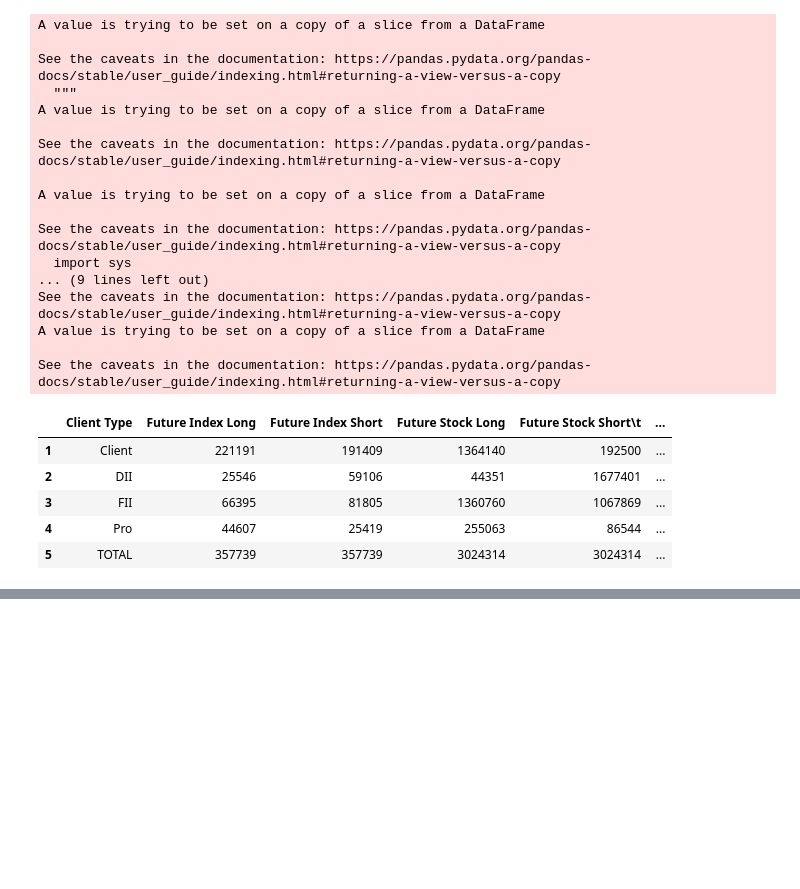
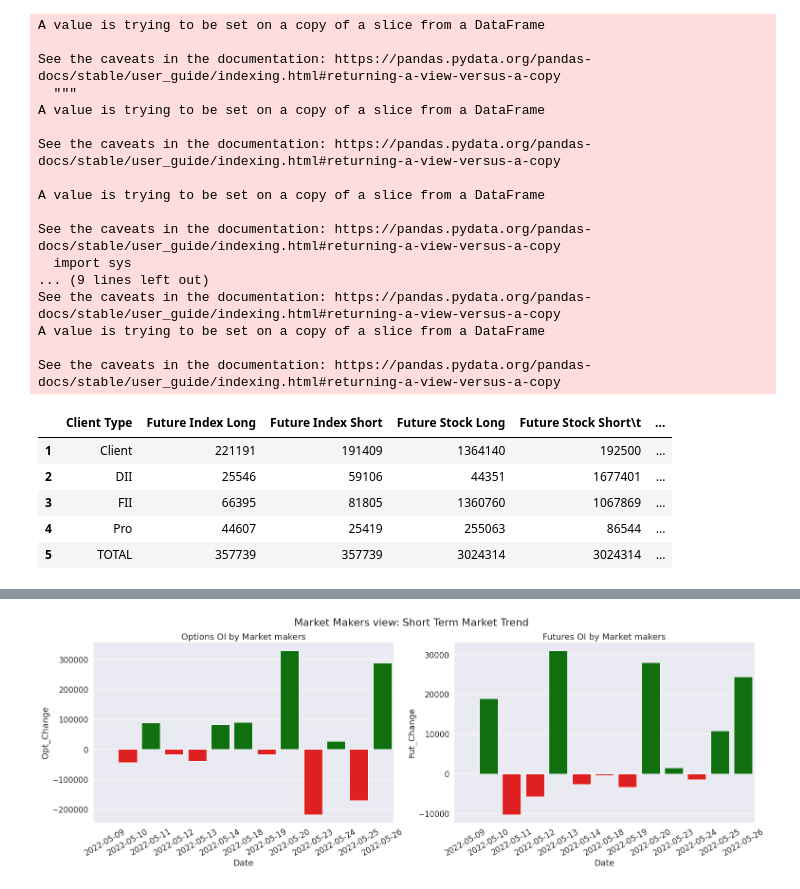
Before and after one commit to gkondayya/Options, a Jupyter notebook: BigPlayers.ipynb, the cells around one changed output, grey strips where cells are left out. Drawn from its saved outputs; the diff is of its cells as text; code cells hidden in the pictures; blank space fills up the shorter version.

```diff
--- a/BigPlayers.ipynb
+++ b/BigPlayers.ipynb
@@ -198,0 +245,40 @@ files.download('BigPlayers.csv')
+# %%
+import seaborn as sb
+
+
+fig, axes = plt.subplots(1, 2, figsize=(25, 7), sharey=False)
+fig.suptitle('Market Makers view: Short Term Market Trend ')
+
+axes[0].set_xticklabels(
+    labels=df11["Date"], rotation=30)
+
+axes[1].set_xticklabels(
+    labels=df11["Date"], rotation=30)
+
+# Options
+clrs = ['red' if (x < 0) else 'green' for x in df11['Opt_Change'] ]
+sb.barplot(ax=axes[0], x=df11["Date"], y=df11['Opt_Change'],palette=clrs)
+axes[0].set_title("Options OI by Market makers")
+
+# Futures
+#axes[1].set_ylim([df11['Fut_Change'].min(), df11['Fut_Change'].max()])
+
+clrs = ['red' if (x < 0) else 'green' for x in df11['Fut_Change'] ]
+sb.barplot(ax=axes[1], x=df11["Date"], y=df11['Fut_Change'],palette=clrs)
+axes[1].set_title("Futures OI by Market makers")
+
+
+#plt.figure(figsize=(14,10))
+#sb.set(font_scale = 1.5)
+
+#g=sb.barplot(x =df11["Date"], y = df11['Opt_Change'],palette=clrs)
+#alues = np.array([2,5,3,6,4,7,1])
+#idx = np.array(list('abcdefg'))
+
+#sb.barplot(x=idx, y=values, palette=clrs) # color=clrs)
+
+
+# Show the plot
+plt.show()
+# %% [output]
+[figure, added]
```
Also changed, not shown: parts of 11 cells of this notebook.
